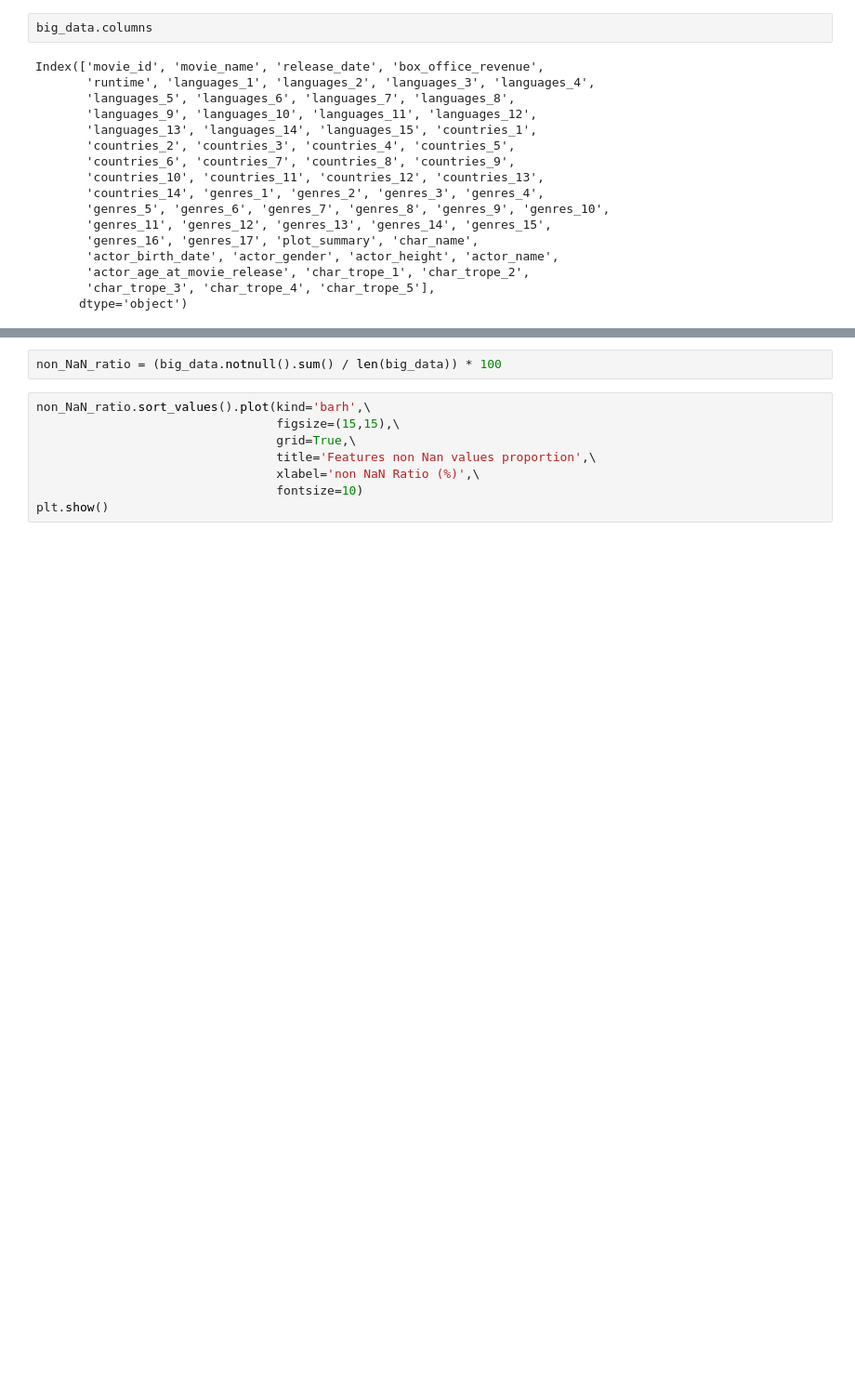
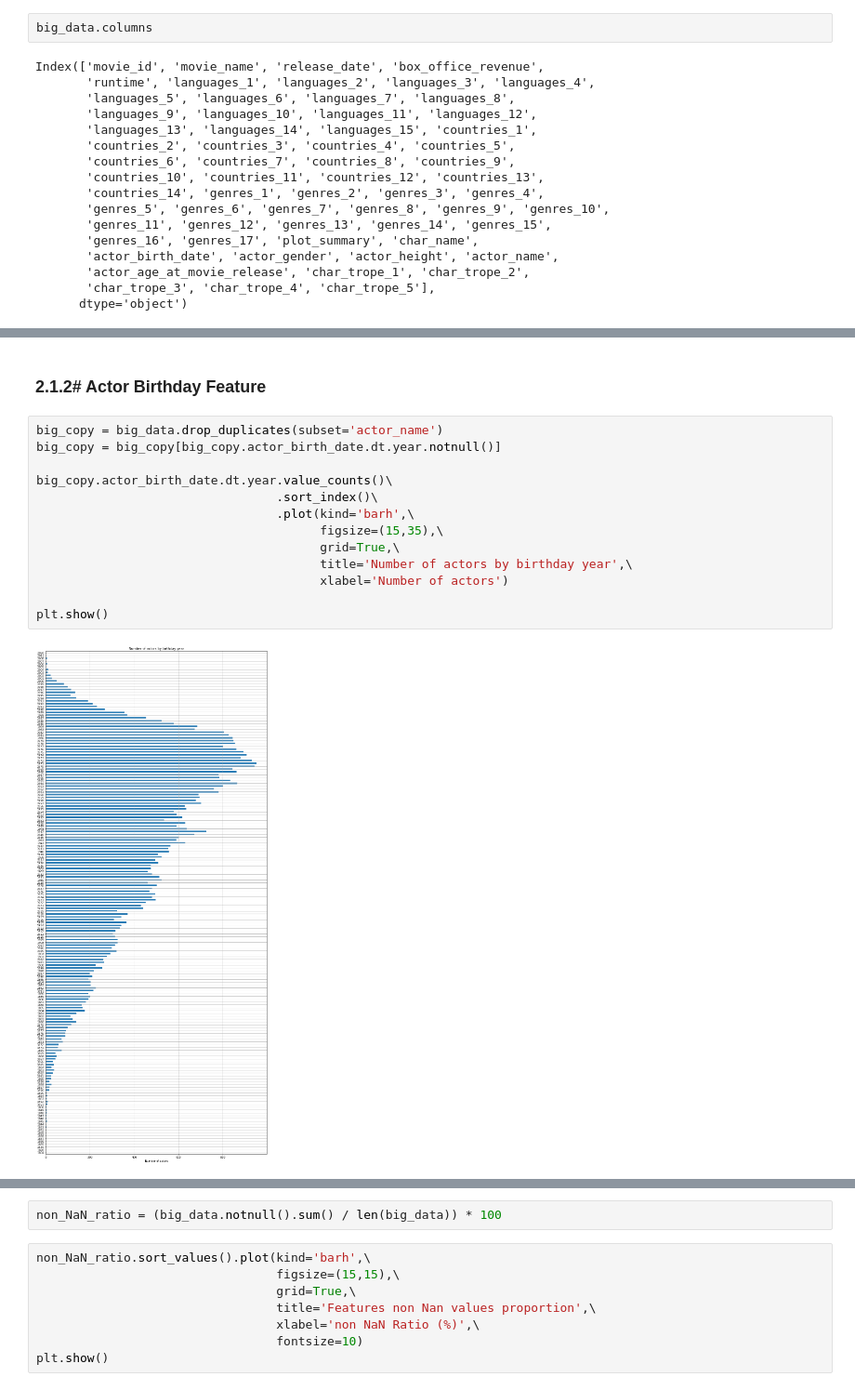
Before and after one commit to epfl-ada/ada-2022-project-adlucere2022, a Jupyter notebook: InitialDataExploration_Raph.ipynb, the cells around one changed output, grey strips where cells are left out. Shown: that part at 93% size. Saved outputs shown, nothing was run; the diff lists cells and outputs as text; blank space fills up the shorter version.

```diff
--- a/InitialDataExploration_Raph.ipynb
+++ b/InitialDataExploration_Raph.ipynb
@@ -329,0 +377,17 @@ Index(['movie_id', 'movie_name', 'release_date', 'box_office_revenue',
+# %% [markdown]
+### 2.1.2# Actor Birthday Feature
+# %%
+big_copy = big_data.drop_duplicates(subset='actor_name')
+big_copy = big_copy[big_copy.actor_birth_date.dt.year.notnull()]
+
+big_copy.actor_birth_date.dt.year.value_counts()\
+                                 .sort_index()\
+                                 .plot(kind='barh',\
+                                       figsize=(15,35),\
+                                       grid=True,\
+                                       title='Number of actors by birthday year',\
+                                       xlabel='Number of actors')
+
+plt.show()
+# %% [output]
+[figure, added]
```
Also changed, not shown: parts of 30 cells of this notebook.
